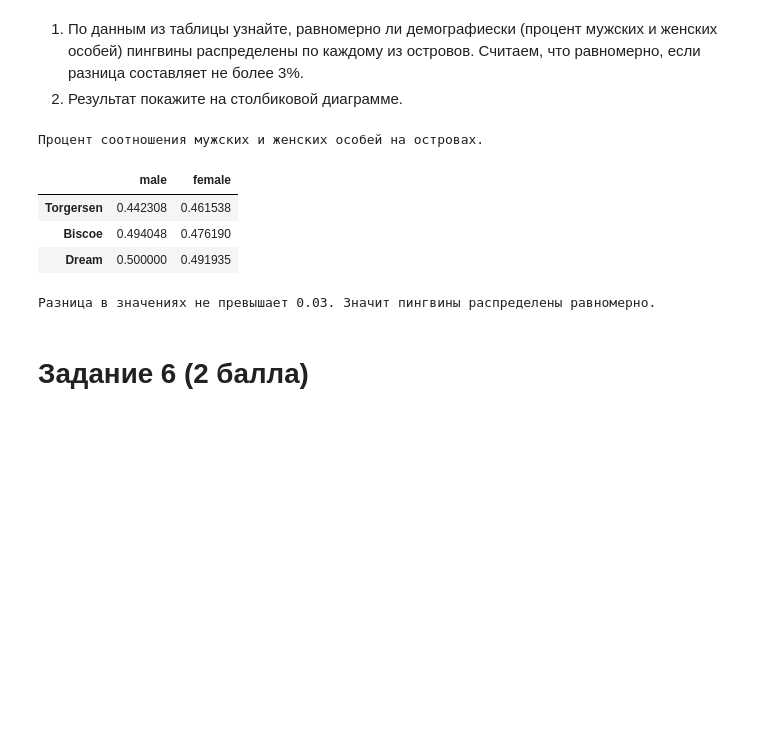
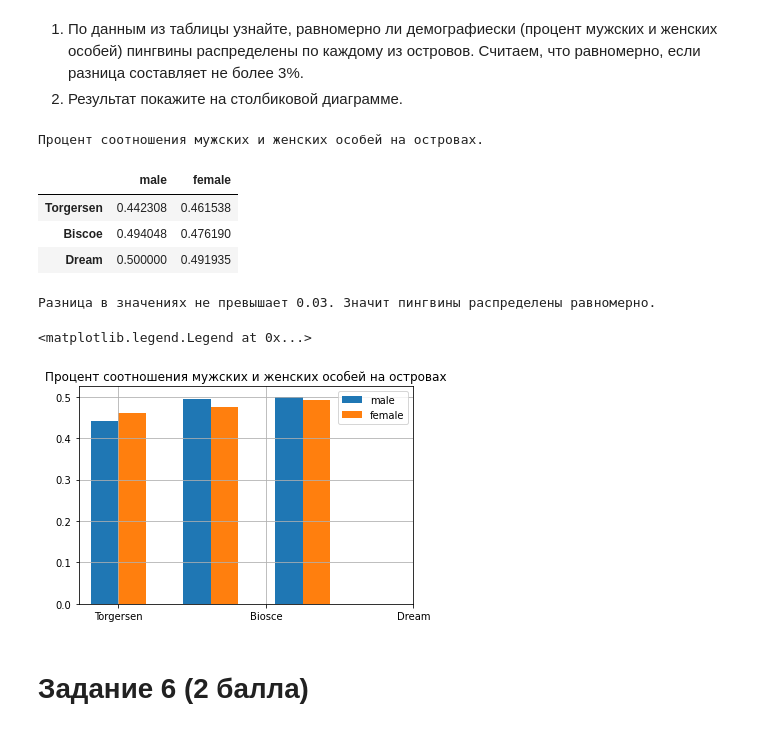
Before and after one commit to sgsoul/modern-tools-of-data-analysis, a Jupyter notebook: MWTDA_lab4.ipynb, the cells around one changed output. Saved outputs shown, nothing was run; the diff lists cells and outputs as text; code cells hidden in the pictures; blank space fills up the shorter version.

```diff
--- a/MWTDA_lab4.ipynb
+++ b/MWTDA_lab4.ipynb
@@ -167,34 +167,47 @@ dtype: int64
 # %%
 import matplotlib.pyplot as plt
 
 TF = data[data.island == "Torgersen"].sex[data.sex == "FEMALE"].count() / data.species[data.island == "Torgersen"].count()
 TM = data[data.island == "Torgersen"].sex[data.sex == "MALE"].count() / data.species[data.island == "Torgersen"].count()
 BF = data[data.island == "Biscoe"].sex[data.sex == "FEMALE"].count() / data.species[data.island == "Biscoe"].count()
 BM = data[data.island == "Biscoe"].sex[data.sex == "MALE"].count() / data.species[data.island == "Biscoe"].count()
 DF =data[data.island == "Dream"].sex[data.sex == "FEMALE"].count() / data.species[data.island == "Dream"].count()
 DM = data[data.island == "Dream"].sex[data.sex == "MALE"].count() / data.species[data.island == "Dream"].count()
 
 print("Процент соотношения мужских и женских особей на островах.")
 df1 = pd.DataFrame([[TM, TF],[BM, BF],[DM, DF]],
                   columns=['male', 'female'], index =['Torgersen', 'Biscoe', 'Dream'])
 display(df1)
-print("\nРазница в значениях не превышает 0.03. Значит пингвины распределены равномерно.")
+print("\nРазница в значениях не превышает 0.03. Значит пингвины распределены равномерно.\n")
 
-ax = fig.add_subplot()
+cat_par = ['Torgersen', 'Biosce', 'Dream']
 
-x = np.arange(10)
-y1 = np.random.randint(3, 20, len(x))
-y2 = np.random.randint(3, 20, len(x))
-w = 0.3
-axes.bar(x - w/2, y1, width=w)
-ax.bar(x + w/2, y2, width=w)
+g1 = [TM, BM, DM]
+g2 = [TF, BF, DF]
+
+width = 0.3
+
+x = np.arange(len(cat_par))
+
+fig, ax = plt.subplots()
+
+rects1 = ax.bar(x - width/2, g1, width, label='male')
+rects2 = ax.bar(x + width/2, g2, width, label='female')
+
+ax.set_title('Процент соотношения мужских и женских особей на островах')
+ax.set_xticks(x*1.6)
+ax.grid(True)
+ax.set_xticklabels(cat_par)
+ax.legend()
 # %% [output]
 Процент соотношения мужских и женских особей на островах.
 |  | male | female |
 | Torgersen | 0.442308 | 0.461538 |
 | Biscoe | 0.494048 | 0.476190 |
 | Dream | 0.500000 | 0.491935 |
 Разница в значениях не превышает 0.03. Значит пингвины распределены равномерно.
+<matplotlib.legend.Legend at 0x...>
+[figure, added]
 # %%
 print("\nРазница в значениях не превышает 0.03. Значит пингвины распределены равномерно.")
 # %% [markdown]
```
Also changed, not shown: parts of 5 cells of this notebook.
